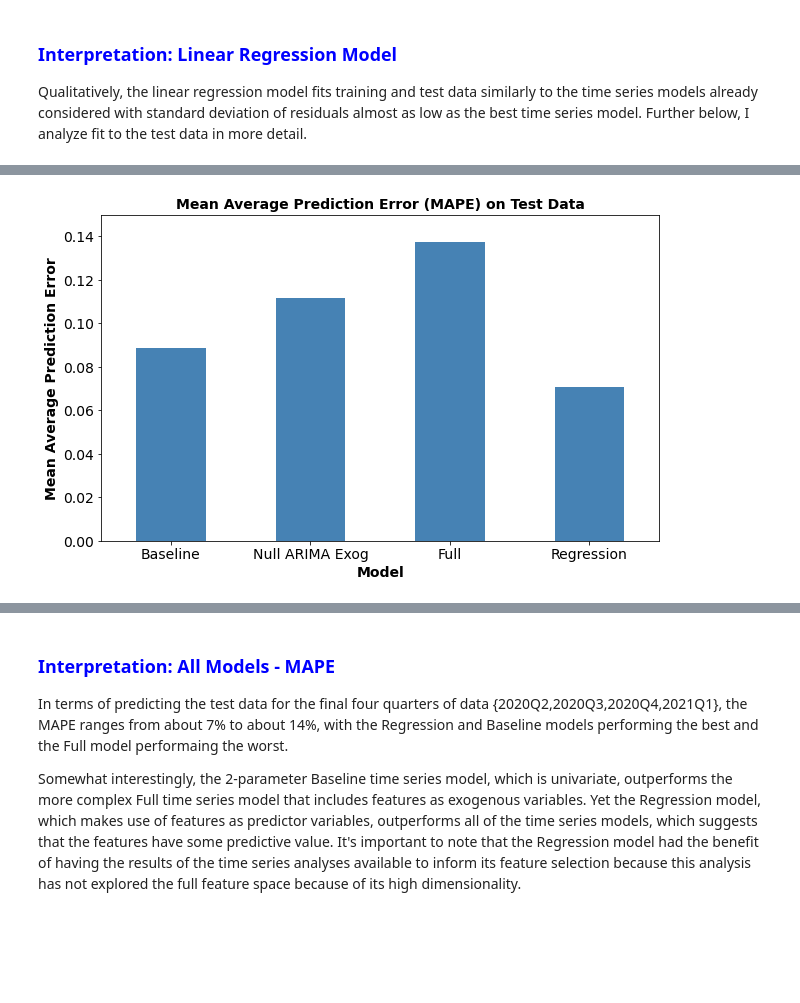
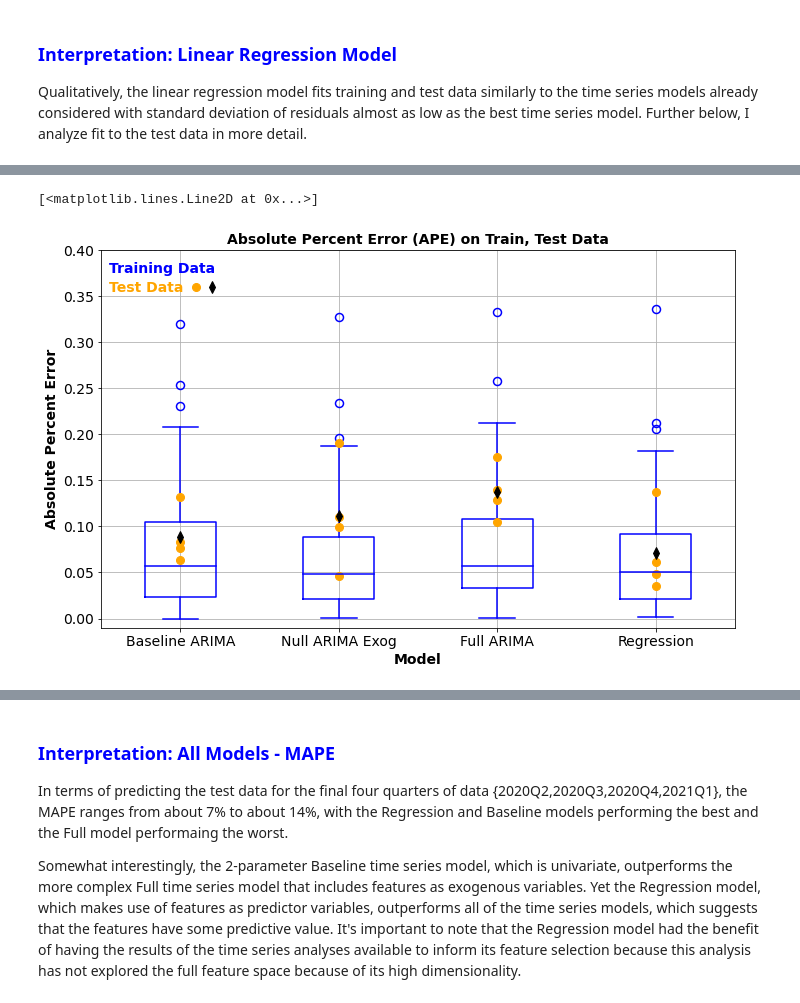
Before and after one commit to gskalski267/springboard, a Jupyter notebook: Capstone_Project_2/notebooks/Cap2_Modeling.ipynb, the cells around one changed output, grey strips where cells are left out. Drawn from its saved outputs; the diff is of its cells as text; code cells hidden in the pictures; blank space fills up the shorter version.

```diff
--- a/Capstone_Project_2/notebooks/Cap2_Modeling.ipynb
+++ b/Capstone_Project_2/notebooks/Cap2_Modeling.ipynb
@@ -273,29 +273,0 @@ Plot of MAPE by model over the four models.
-# %%
-#plot MAPE on test over models
-#subsets
-is_test_base_idx03 = df_base_pred_best.index >= df_full.loc[is_test_idx01,'delinq'].index.min()
-is_test_exog_idx03 = df_exog_pred_best.index >= df_full.loc[is_test_idx01,'delinq'].index.min()
-is_test_full_idx03 = df_full_pred_best.index >= df_full.loc[is_test_idx01,'delinq'].index.min()
-is_test_reg_idx03 = df_reg_pred.index >= df_full.loc[is_test_idx01,'delinq'].index.min()
-#mape
-mape03 = [df_base_pred_best.loc[is_test_base_idx03,'y_ape_cv'].mean(),
-          df_exog_pred_best.loc[is_test_exog_idx03,'y_ape_cv'].mean(),
-          df_full_pred_best.loc[is_test_full_idx03,'y_ape_cv'].mean(),
-         df_reg_pred.loc[is_test_reg_idx03,'y_ape_reg'].mean()]
-label03 = ['Baseline','Null ARIMA Exog','Full','Regression']
-df_mape03 = pd.DataFrame({'model': label03, 'mape': mape03})
-
-#bar plot
-fig03, axes03 = plt.subplots(nrows=1,ncols=1,figsize=(10,6))
-
-df_mape03.plot.bar(ax=axes03,x='model',y='mape',rot=0,color='steelblue')
-
-axes03.set_title('Mean Average Prediction Error (MAPE) on Test Data', fontsize = 14.0, fontweight='bold')
-axes03.set_xlabel('Model', fontsize = 14.0, fontweight='bold')
-axes03.tick_params(axis='x', labelsize=14)
-axes03.set_ylabel('Mean Average Prediction Error', fontsize = 14.0, fontweight='bold')
-axes03.tick_params(axis='y', labelsize=14)
-axes03.set_ylim(0,0.15)
-axes03.get_legend().remove()
-# %% [output]
-[figure, removed]
@@ -301,0 +310,46 @@ axes03.get_legend().remove()
+# %%
+#plot APE on train, test over models
+mod_trn_lst03 = ['11 Baseline Trn','21 Null ARIMA Exog Trn','31 Full Trn','41 Regression Trn']
+mod_tst_lst03 = ['12 Baseline Tst','22 Null ARIMA Exog Tst','32 Full Tst','42 Regression Tst']
+is_train_idx03 = df_pred_bymodel.loc[:,'model'].isin(mod_trn_lst03)
+is_test_idx03 = df_pred_bymodel.loc[:,'model'].isin(mod_tst_lst03)
+#MAPE by model, test data
+df_apetest_mean_bymodel = df_pred_bymodel.loc[is_test_idx03,:].groupby('model').mean().loc[:,['y_ape']]
+df_apetest_mean_bymodel.columns = ['mape']
+df_apetest_mean_bymodel.index = ['Baseline ARIMA Test','Null ARIMA Exog Test','Full ARIMA Test','Regression Test']
+
+fig03, axes03 = plt.subplots(nrows=1,ncols=1,figsize=(11,7))
+
+#box plot training data
+medianprp03 = dict(linestyle='-',linewidth=1.5,color='b')
+boxprp03 = dict(linestyle='-',linewidth=1.5,color='b')
+whiskerprp03 = dict(linestyle='-',linewidth=1.5,color='b')
+capprp03 = dict(linestyle='-',linewidth=1.5,color='b')
+flierprp03 = dict(marker='o',markersize=8,linestyle='none',markeredgecolor='b',markeredgewidth=1.5)
+df_pred_bymodel.loc[is_train_idx03,:].boxplot(ax=axes03,column=['y_ape'],by='model',color='b',
+   medianprops=medianprp03,boxprops=boxprp03,whiskerprops=whiskerprp03,capprops=capprp03,flierprops=flierprp03)
+
+#add test data
+xval031 = np.array([1,1,1,1,2,2,2,2,3,3,3,3,4,4,4,4])
+plt.plot(xval031,df_pred_bymodel.loc[is_test_idx03,'y_ape'],color='orange',marker='o',markersize=8,linestyle='')
+xval032 = np.array([1,2,3,4])
+plt.plot(xval032,df_apetest_mean_bymodel.loc[:,'mape'],color='black',marker='d',markersize=8,linestyle='')
+
+#format
+fig03.suptitle('')
+axes03.set_title('Absolute Percent Error (APE) on Train, Test Data',fontsize=14.0,fontweight='bold')
+axes03.set_xlabel('Model',fontsize = 14.0,fontweight='bold')
+plt.xticks([1, 2, 3, 4], ['Baseline ARIMA','Null ARIMA Exog','Full ARIMA','Regression'])
+axes03.tick_params(axis='x',labelsize=14)
+axes03.set_ylabel('Absolute Percent Error',fontsize = 14.0,fontweight='bold')
+axes03.tick_params(axis='y',labelsize=14)
+axes03.set_ylim(-0.01,0.40)
+
+#annotate
+axes03.text(0.55,0.375,'Training Data',fontsize=14.0,color='blue',fontweight='bold')
+axes03.text(0.55,0.355,'Test Data',fontsize=14.0,color='orange',fontweight='bold')
+plt.plot(1.10,0.36,color='orange',marker='o',markersize=8,linestyle='')
+plt.plot(1.20,0.36,color='black',marker='d',markersize=8,linestyle='')
+# %% [output]
+[<matplotlib.lines.Line2D at 0x...>]
+[figure, added]
```
Also changed, not shown: parts of 16 cells of this notebook, 3 other files.
